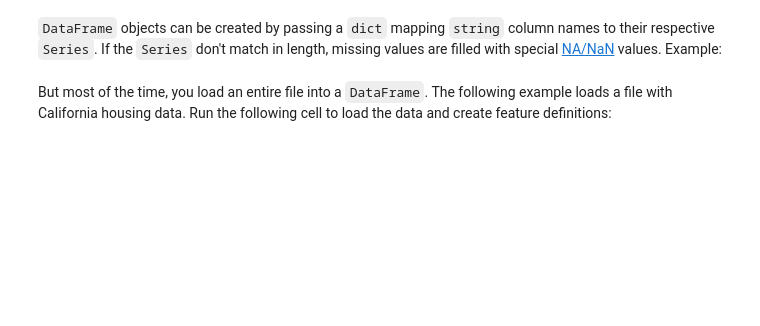
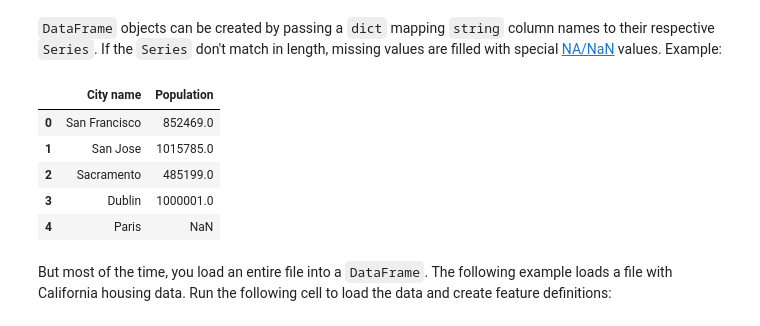
Before and after one commit to johnsl01/WebBits, a Jupyter notebook: intro_to_pandas.ipynb, the cells around one changed output. Drawn from its saved outputs; the diff is of its cells as text; code cells hidden in the pictures; blank space fills up the shorter version.

```diff
--- a/intro_to_pandas.ipynb
+++ b/intro_to_pandas.ipynb
@@ -46,10 +55,17 @@ pd.Series(['San Francisco', 'San Jose', 'Sacramento'])
 # %% [markdown]
 `DataFrame` objects can be created by passing a `dict` mapping `string` column names to their respective `Series`. If the `Series` don't match in length, missing values are filled with special [NA/NaN](http://pandas.pydata.org/pandas-docs/stable/missing_data.html) values. Example:
 # %%
-city_names = pd.Series(['San Francisco', 'San Jose', 'Sacramento'])
-population = pd.Series([852469, 1015785, 485199])
+city_names = pd.Series(['San Francisco', 'San Jose', 'Sacramento', 'Dublin', 'Paris'])
+population = pd.Series([852469, 1015785, 485199,1000001])
 
 pd.DataFrame({ 'City name': city_names, 'Population': population })
+# %% [output]
+|  | City name | Population |
+| 0 | San Francisco | 852469.0 |
+| 1 | San Jose | 1015785.0 |
+| 2 | Sacramento | 485199.0 |
+| 3 | Dublin | 1000001.0 |
+| 4 | Paris | NaN |
 # %% [markdown]
 But most of the time, you load an entire file into a `DataFrame`. The following example loads a file with California housing data. Run the following cell to load the data and create feature definitions:
 # %%
```
Also changed, not shown: parts of 20 cells of this notebook.
